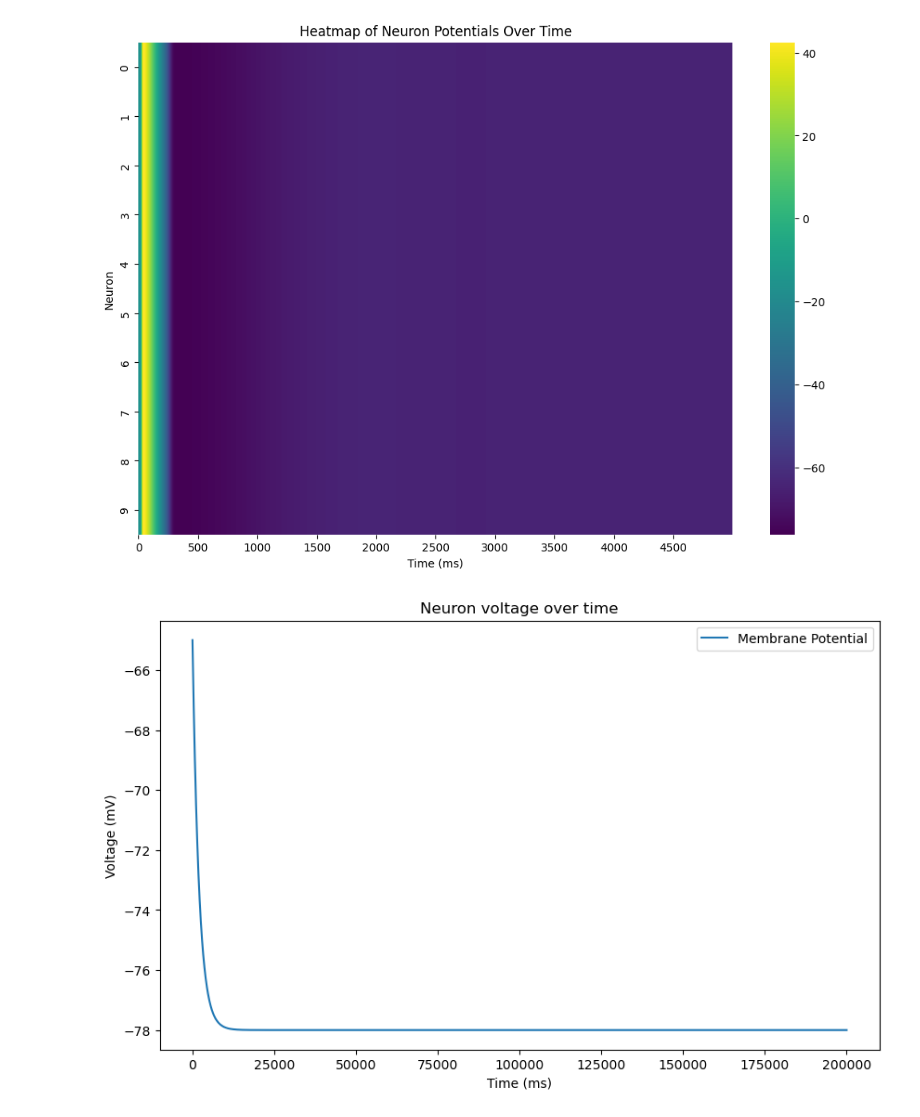
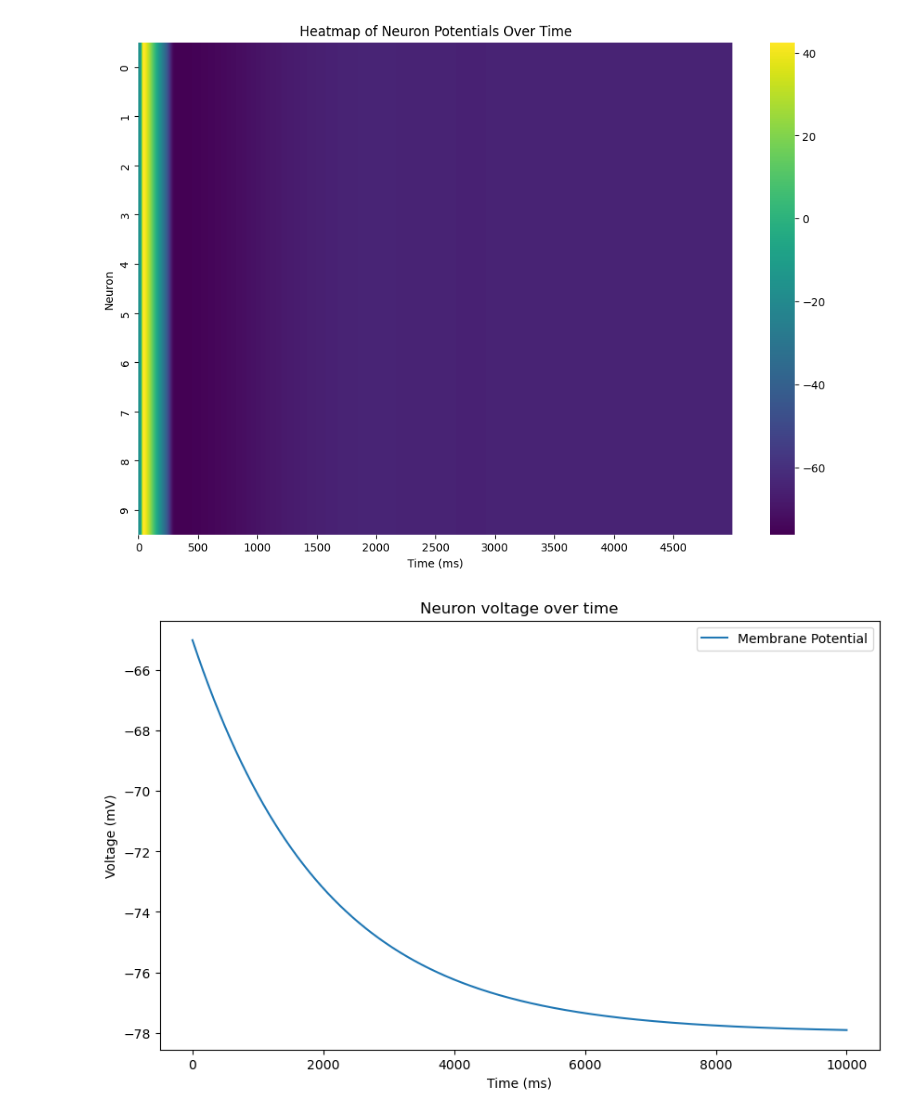
Before and after one commit to mahdouch9165/Neurons, a Jupyter notebook: neurons.ipynb, the cells around one changed output. Cells and saved outputs as stored; diff of their text form; code cells hidden in the pictures.

```diff
--- a/neurons.ipynb
+++ b/neurons.ipynb
@@ -377,34 +377,39 @@ crawl_and_concatenate_py_files(root_directory, output_filename)
 # %%
 from Classes.currents.leaky import LeakyCurrent
 from Classes.simulation import Simulation
 from Classes.neuronPatch import NeuronPatch
+import matplotlib.pyplot as plt
+from matplotlib.animation import FuncAnimation
+import seaborn as sns
 
-T = 2000
+# Simulation set-up
+T = 100
 dt = 0.01
 simulation = Simulation(T=T, dt=dt)
 loop = simulation.loop_num
-neuron_dim = (10,)
+
+# Create a neuron patch
+neuron_dim = (10,10)
 patch = NeuronPatch(neuron_dim, -65, dt, loop)
 patch.add_current(LeakyCurrent(e = -78, g = 0.05, dimensions=neuron_dim, loop=loop))
 
 # run simulation
 simulation.add_patch(patch)
 simulation.run()
 
-# plot results
-import matplotlib.pyplot as plt
+# Data for plotting
+data = patch.V
 
-# Assuming the current data is stored in `patch.currents[0].current_matrix`
-current_data = patch.V
+# one current
+one_neuron_data = data[0][0]
 
-one_neuron_data = current_data[0]
-
+# Plotting
 plt.figure(figsize=(10, 6))
 plt.plot(one_neuron_data, label='Membrane Potential')
 plt.title('Neuron voltage over time')
 plt.ylabel('Voltage (mV)')
 plt.xlabel('Time (ms)')
 plt.legend()
 plt.show()
 # %% [output]
-[figure, old version]
+[figure, new version]
```
Also changed, not shown: 1 other file.
